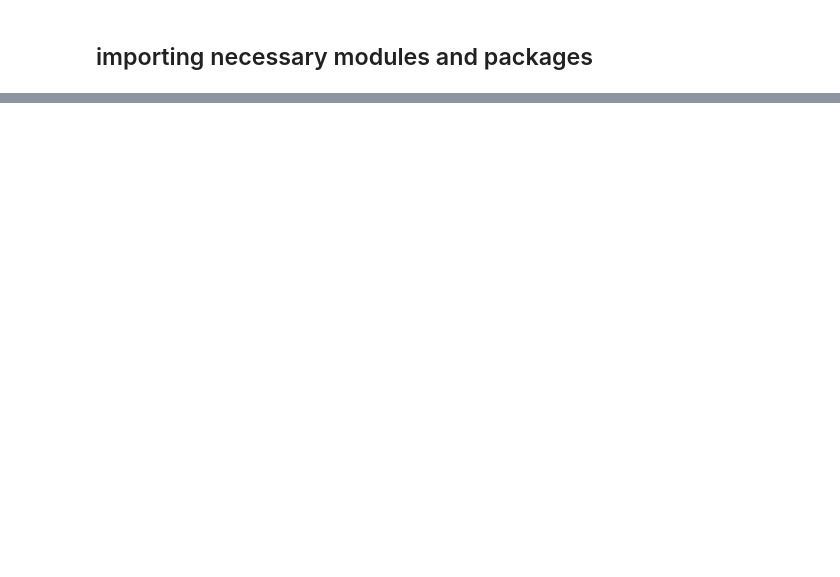
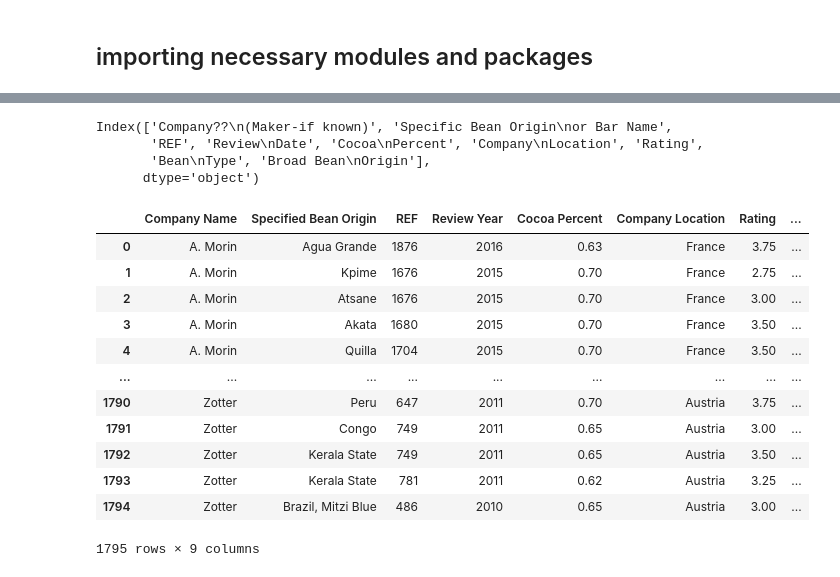
Before and after one commit to Jefest1/chocolate_analysis, a Jupyter notebook: chocolate.ipynb, the cells around one changed output, grey strips where cells are left out. Cells and saved outputs as stored; diff of their text form; code cells hidden in the pictures; blank space fills up the shorter version.

```diff
--- a/chocolate.ipynb
+++ b/chocolate.ipynb
@@ -26,3 +26,35 @@ cocoa_df.head(20)
 | 17 | A. Morin | Chuao | 1015 | 2013 | 0.70 | France | ... |
 | 18 | A. Morin | Piura | 1019 | 2013 | 0.70 | France | ... |
 | 19 | A. Morin | Chanchamayo Province | 1019 | 2013 | 0.70 | France | ... |
+# %%
+# Getting all the columns
+cocoa_df.columns
+# %% [output]
+Index(['Company??\n(Maker-if known)', 'Specific Bean Origin\nor Bar Name',
+       'REF', 'Review\nDate', 'Cocoa\nPercent', 'Company\nLocation', 'Rating',
+       'Bean\nType', 'Broad Bean\nOrigin'],
+      dtype='object')
+# %%
+#Renaming the columns to suit the dataframe
+cocoa_df = cocoa_df.rename(columns = {'Company??\n(Maker-if known)': 'Company Name',
+                           'Specific Bean Origin\nor Bar Name': 'Specified Bean Origin',
+                           'Review\nDate': 'Review Year',
+                           'Cocoa\nPercent': 'Cocoa Percent',
+                           'Company\nLocation': 'Company Location',
+                           'Bean\nType': 'Bean Type',
+                           'Broad Bean\nOrigin': 'Country'})
+cocoa_df
+# %% [output]
+|  | Company Name | Specified Bean Origin | REF | Review Year | Cocoa Percent | Company Location | Rating | ... |
+| 0 | A. Morin | Agua Grande | 1876 | 2016 | 0.63 | France | 3.75 | ... |
+| 1 | A. Morin | Kpime | 1676 | 2015 | 0.70 | France | 2.75 | ... |
+| 2 | A. Morin | Atsane | 1676 | 2015 | 0.70 | France | 3.00 | ... |
+| 3 | A. Morin | Akata | 1680 | 2015 | 0.70 | France | 3.50 | ... |
+| 4 | A. Morin | Quilla | 1704 | 2015 | 0.70 | France | 3.50 | ... |
+| ... | ... | ... | ... | ... | ... | ... | ... | ... |
+| 1790 | Zotter | Peru | 647 | 2011 | 0.70 | Austria | 3.75 | ... |
+| 1791 | Zotter | Congo | 749 | 2011 | 0.65 | Austria | 3.00 | ... |
+| 1792 | Zotter | Kerala State | 749 | 2011 | 0.65 | Austria | 3.50 | ... |
+| 1793 | Zotter | Kerala State | 781 | 2011 | 0.62 | Austria | 3.25 | ... |
+| 1794 | Zotter | Brazil, Mitzi Blue | 486 | 2010 | 0.65 | Austria | 3.00 | ... |
+1795 rows × 9 columns
```
Also changed, not shown: parts of 8 cells of this notebook.
